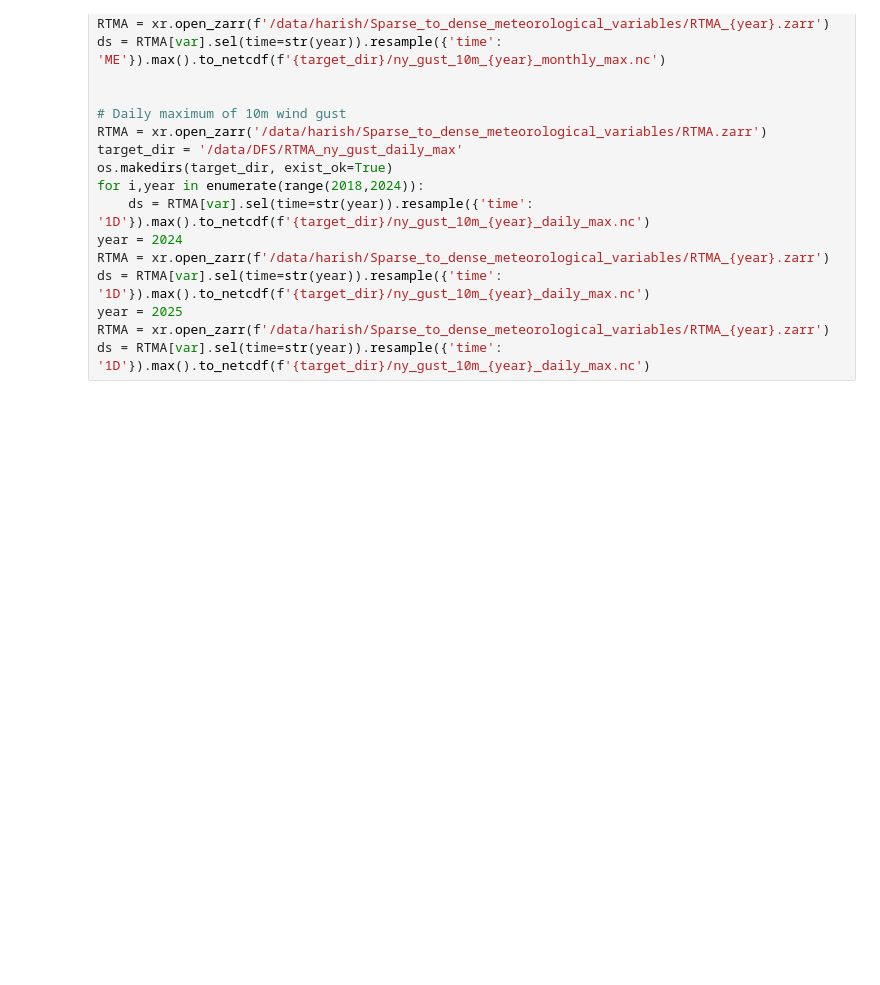
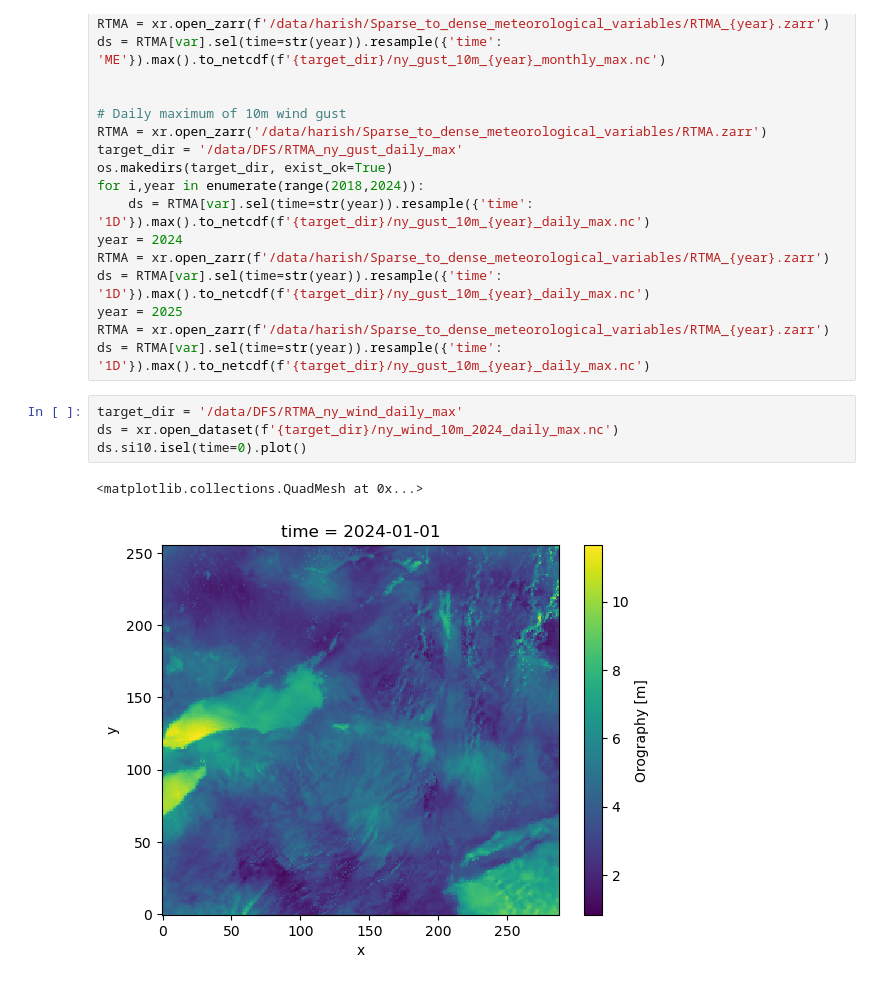
Before and after one commit to HarishBaki/DFS, a Jupyter notebook: Compute_RTMA_stats.ipynb, the cells around one changed output. Saved outputs shown, nothing was run; the diff lists cells and outputs as text; blank space fills up the shorter version.

```diff
--- a/Compute_RTMA_stats.ipynb
+++ b/Compute_RTMA_stats.ipynb
@@ -148,3 +148,10 @@ ds = RTMA[var].sel(time=str(year)).resample({'time': '1D'}).max().to_netcdf(f'{t
 year = 2025
 RTMA = xr.open_zarr(f'/data/harish/Sparse_to_dense_meteorological_variables/RTMA_{year}.zarr')
 ds = RTMA[var].sel(time=str(year)).resample({'time': '1D'}).max().to_netcdf(f'{target_dir}/ny_gust_10m_{year}_daily_max.nc')
+# %%
+target_dir = '/data/DFS/RTMA_ny_wind_daily_max'
+ds = xr.open_dataset(f'{target_dir}/ny_wind_10m_2024_daily_max.nc')
+ds.si10.isel(time=0).plot()
+# %% [output]
+<matplotlib.collections.QuadMesh at 0x...>
+[figure, added]
```
